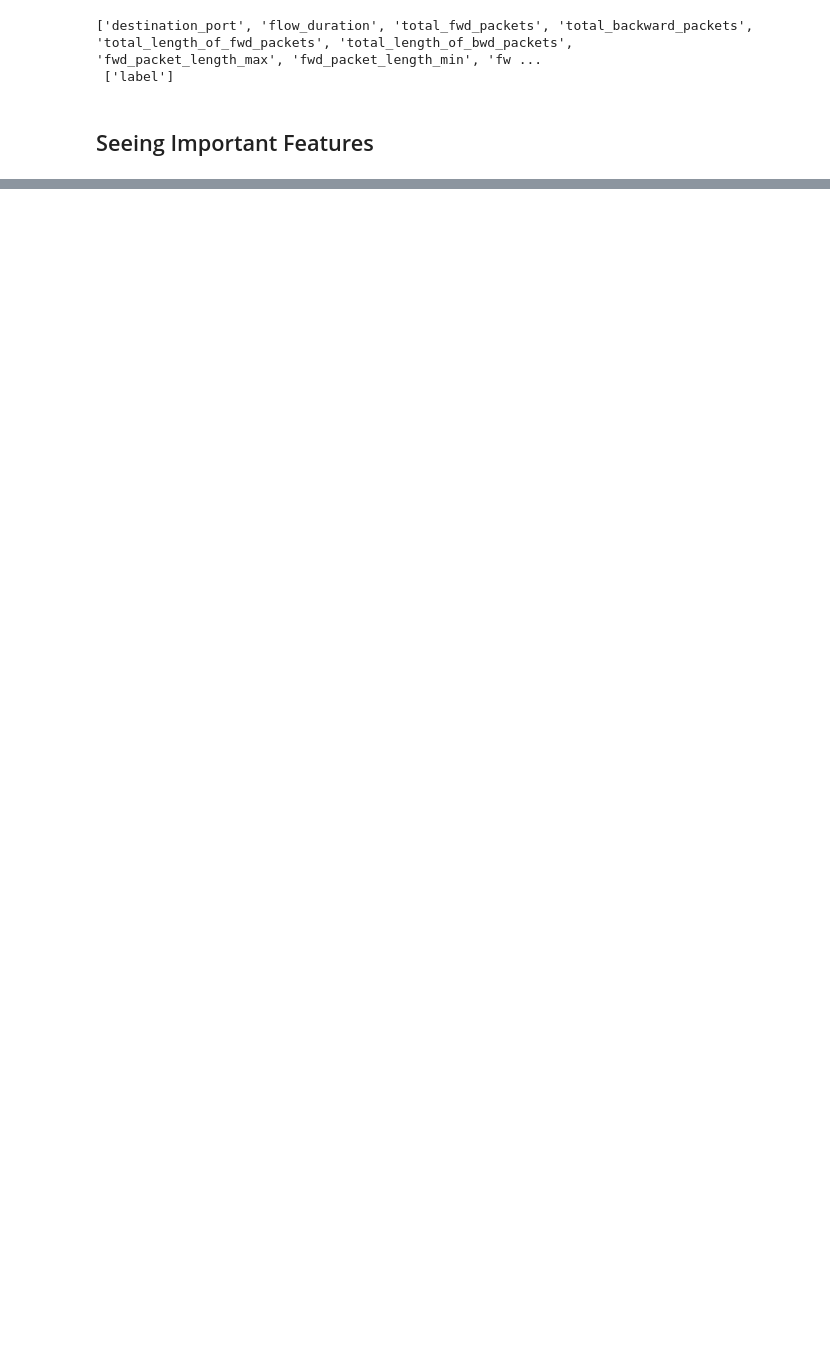
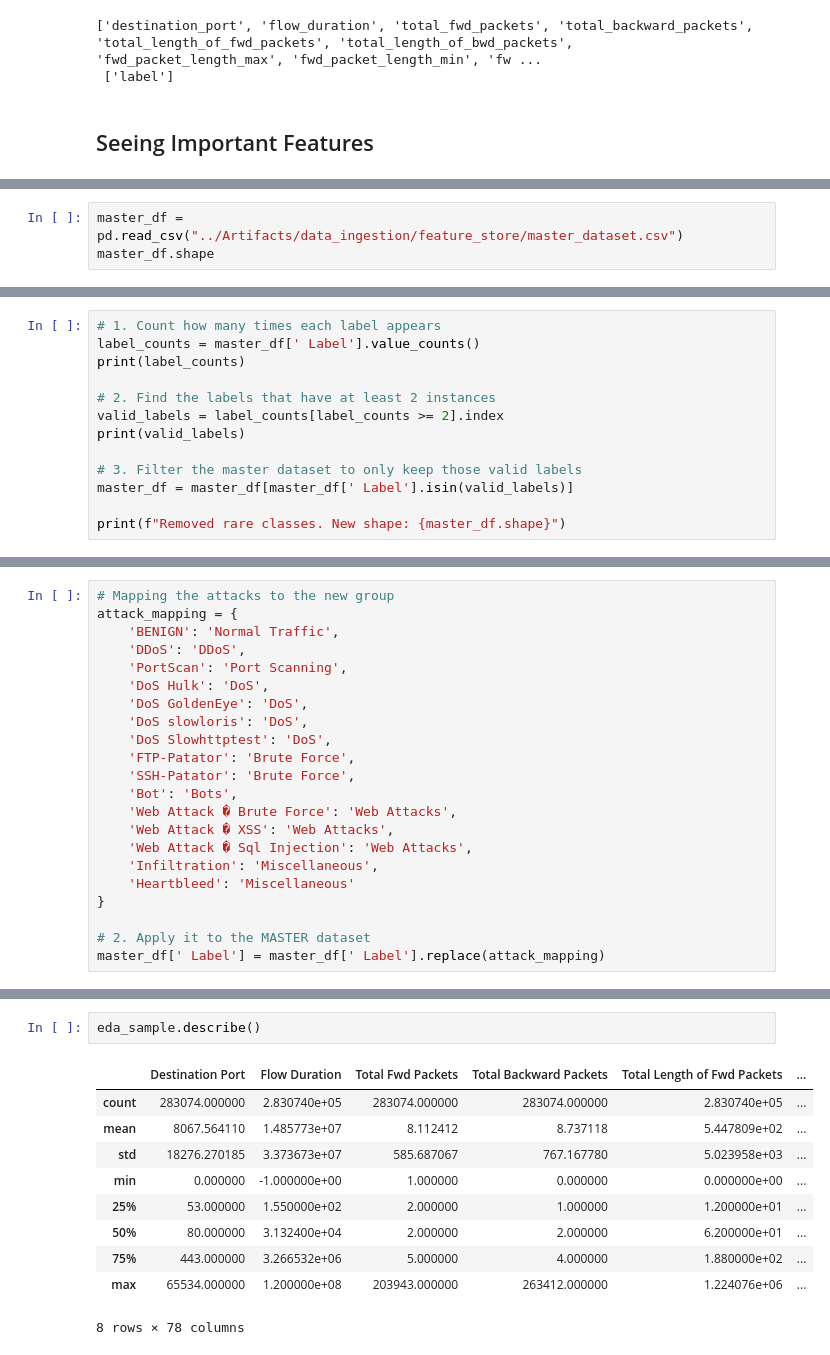
Before and after one commit to Priyanshuc26/ActiveFlow-NIDS, a Jupyter notebook: EDA/EDA.ipynb, the cells around one changed output, grey strips where cells are left out. Saved outputs shown, nothing was run; the diff lists cells and outputs as text; blank space fills up the shorter version.

```diff
--- a/EDA/EDA.ipynb
+++ b/EDA/EDA.ipynb
@@ -311,0 +272,3 @@ weighted avg       1.00      1.00      1.00     67724
+# %%
+master_df = pd.read_csv("../Artifacts/data_ingestion/feature_store/master_dataset.csv")
+master_df.shape
@@ -311,0 +277,13 @@ weighted avg       1.00      1.00      1.00     67724
+# %%
+# 1. Count how many times each label appears
+label_counts = master_df[' Label'].value_counts()
+print(label_counts)
+
+# 2. Find the labels that have at least 2 instances
+valid_labels = label_counts[label_counts >= 2].index
+print(valid_labels)
+
+# 3. Filter the master dataset to only keep those valid labels
+master_df = master_df[master_df[' Label'].isin(valid_labels)]
+
+print(f"Removed rare classes. New shape: {master_df.shape}")
@@ -311,0 +308,22 @@ weighted avg       1.00      1.00      1.00     67724
+# %%
+# Mapping the attacks to the new group
+attack_mapping = {
+    'BENIGN': 'Normal Traffic',
+    'DDoS': 'DDoS',
+    'PortScan': 'Port Scanning',
+    'DoS Hulk': 'DoS',
+    'DoS GoldenEye': 'DoS',
+    'DoS slowloris': 'DoS',
+    'DoS Slowhttptest': 'DoS',
+    'FTP-Patator': 'Brute Force',
+    'SSH-Patator': 'Brute Force',
+    'Bot': 'Bots',
+    'Web Attack � Brute Force': 'Web Attacks',
+    'Web Attack � XSS': 'Web Attacks',
+    'Web Attack � Sql Injection': 'Web Attacks',
+    'Infiltration': 'Miscellaneous',
+    'Heartbleed': 'Miscellaneous'
+}
+
+# 2. Apply it to the MASTER dataset
+master_df[' Label'] = master_df[' Label'].replace(attack_mapping)
@@ -311,0 +356,13 @@ weighted avg       1.00      1.00      1.00     67724
+# %%
+eda_sample.describe()
+# %% [output]
+|  | Destination Port | Flow Duration | Total Fwd Packets | Total Backward Packets | Total Length of Fwd Packets | ... |
+| count | 283074.000000 | 2.830740e+05 | 283074.000000 | 283074.000000 | 2.830740e+05 | ... |
+| mean | 8067.564110 | 1.485773e+07 | 8.112412 | 8.737118 | 5.447809e+02 | ... |
+| std | 18276.270185 | 3.373673e+07 | 585.687067 | 767.167780 | 5.023958e+03 | ... |
+| min | 0.000000 | -1.000000e+00 | 1.000000 | 0.000000 | 0.000000e+00 | ... |
+| 25% | 53.000000 | 1.550000e+02 | 2.000000 | 1.000000 | 1.200000e+01 | ... |
+| 50% | 80.000000 | 3.132400e+04 | 2.000000 | 2.000000 | 6.200000e+01 | ... |
+| 75% | 443.000000 | 3.266532e+06 | 5.000000 | 4.000000 | 1.880000e+02 | ... |
+| max | 65534.000000 | 1.200000e+08 | 203943.000000 | 263412.000000 | 1.224076e+06 | ... |
+8 rows × 78 columns
```
Also changed, not shown: parts of 34 cells of this notebook.
